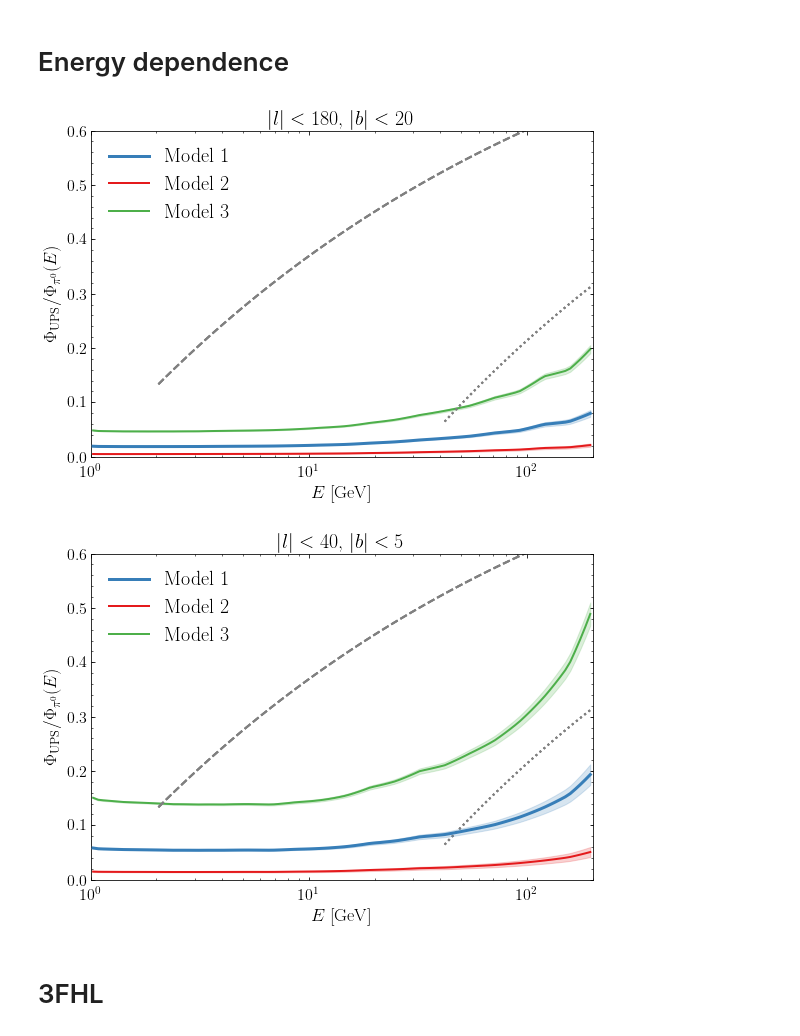
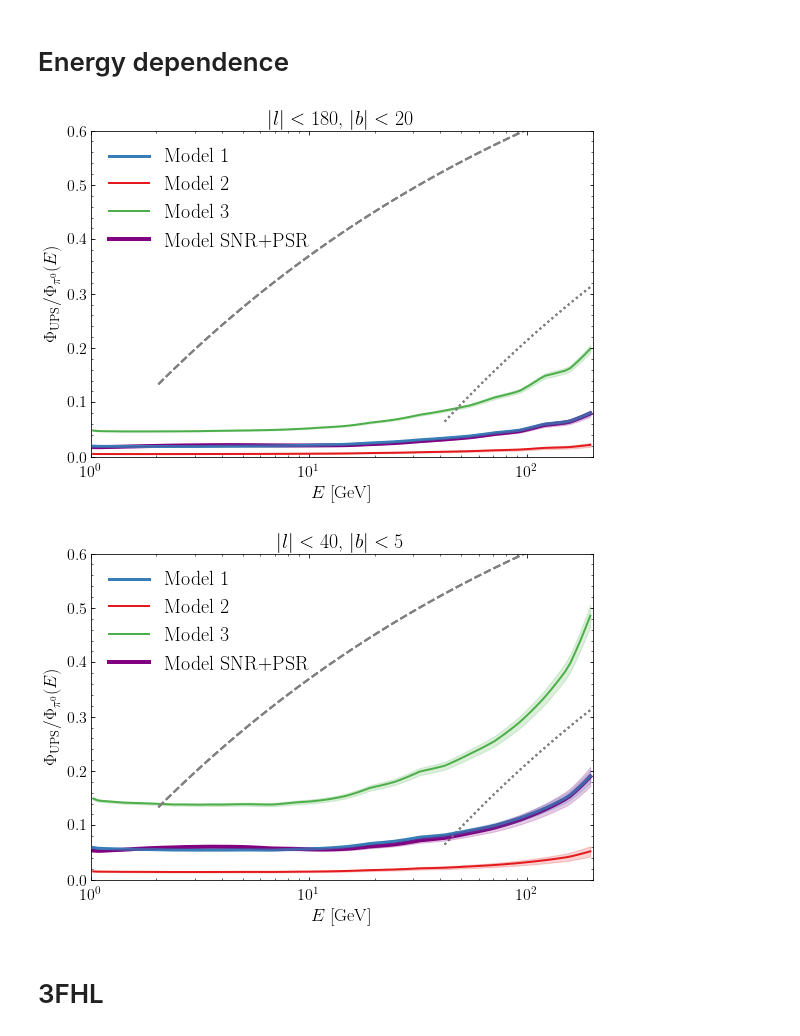
Before and after one commit to martp91/y-rays-UPS, a Jupyter notebook: sim_UPS.ipynb, the cells around one changed output. Saved outputs shown, nothing was run; the diff lists cells and outputs as text; code cells hidden in the pictures.

```diff
--- a/sim_UPS.ipynb
+++ b/sim_UPS.ipynb
@@ -137,10 +137,10 @@ Namely: fraction of flux from unresolved sources, latitude,longitude profiles an
 # %%
 R_rings = np.array([(0,1.7),(1.7,4.5),(4.5,5.5),(5.5,6.5),(6.5,7.),(7.,8.),(8.0,10.0),(10.0,16.5),(16.5,50)])
 # %%
-def fraction(N,a,Lmin,Lmax,thres,Eb,spec,spec_diff_lb,bins):
+def fraction(N,a,Lmin,Lmax,thres,Eb,spec,spec_diff_lb,bins,spatialmodel='LorimerC'):
     Emean = (Eb[1:]+Eb[0:-1])/2.
     dE = (Eb[1:]-Eb[0:-1])
-    spec_sim,flux_sim,lb_sim,R_sim = simulation.source_sim(N,a,Lmin,Lmax,spec,Emean,dE,thres)
+    spec_sim,flux_sim,lb_sim,R_sim = simulation.source_sim(N,a,Lmin,Lmax,spec,Emean,dE,thres,spatialmodel=spatialmodel)
     l_sim = lb_sim[0,:]
     b_sim = lb_sim[1,:]
     fluxmask = flux_sim < thres
@@ -212,7 +212,9 @@ def ave_sim(n,options):
     spec_list = []
     spec_R_list = []
     N,a,Lmin,Lmax,thres = options[:5]
-    print "Doing %s Galaxy simulations with %s sources with a=%s, Lmin=%s, Lmax=%s, thres=%s"%(n,N,a,Lmin,Lmax,thres)
+    spat_mod = options[:-1]
+    print "Doing %s Galaxy simulations with %s sources with a=%s, Lmin=%s, Lmax=%s, thres=%s"%(n,
+                                                                                               N,a,Lmin,Lmax,thres)
     for i in range(n):
         mp,frac_lb,spec,hists,specR = fraction(*options)
         unres_l = np.sum(mp[maskb][:,:],axis=0)
@@ -296,7 +298,7 @@ def plot_lb_profile(ops,save=False,fhl=False):
         ax2.set_xlim([-180,180])
         ax.legend(frameon=False,fontsize=16,loc=1,ncol=3)
         ax2.legend(frameon=False,fontsize=16,loc=1,ncol=4)
-        ax2.set_ylim([1e-10,1e-5])
+        ax2.set_ylim([1e-10,1e-7])
         locmaj = matplotlib.ticker.LogLocator(base=10.0, numticks=6)
         ax2.yaxis.set_major_locator(locmaj)
         locmin = matplotlib.ticker.LogLocator(base=10.0,subs=(0.2,0.4,0.6,0.8),numticks=6)
@@ -358,0 +363,5 @@ def plot_lb_profile(ops,save=False,fhl=False):
+# %%
+op_psr,mp_psr,spec_psr,specR_psr = ave_sim(10,[19000,1.8,2e34,2e39,1e-9,
+                                               E3fgl,spec_3fgl_psr,spec_diff_lb_3fgl,bins_3fgl,'LorimerC'])
+op_snr,mp_snr,spec_snr,specR_snr = ave_sim(10,[10000,1.8,2e34,1e39,1e-9,
+                                               E3fgl,spec_3fgl_snr,spec_diff_lb_3fgl,bins_3fgl,'SNRGreen'])
@@ -450,39 +506,51 @@ for op in [op1,op2,op3]:
     ax1.plot(Emean[Emean>40],1-(Emean[Emean>40]/30.)**-0.2,ls=':',color='grey',lw=2)
 
     ax2.plot(Emean[Emean>2],1-(Emean[Emean>2]/1.)**-0.2,ls='--',color='grey',lw=2)
     ax2.plot(Emean[Emean>40],1-(Emean[Emean>40]/30.)**-0.2,ls=':',color='grey',lw=2)
 
-    ax1.legend(frameon=False,fontsize=20,loc=2,ncol=1)
-    ax2.legend(frameon=False,fontsize=20,loc=2,ncol=1)
+
 
     mod +=1
     for ax in [ax1,ax2]:
         ax.set_xscale('log')
 #         ax.set_yscale('log')
         ax.set_ylim([0,0.6])
         ax.set_xlim([1,200])
         ax.tick_params(direction='in',which='both',top='on',right='on',labelsize=16)
 
         majorLocator = matplotlib.ticker.FixedLocator([0.0,0.1,0.2,0.3,0.4,0.5,0.6])
 
         ax.yaxis.set_major_locator(majorLocator)
         locmin = matplotlib.ticker.MultipleLocator(0.02)
         ax.yaxis.set_minor_locator(locmin)
         ax.tick_params(axis='x',pad=10)
 
 
         ax.set_ylabel(r"$\Phi_{\rm UPS}/\Phi_{\pi^0}(E)$",fontsize=18)
         ax.set_xlabel(r"$E$ [GeV]",fontsize=18)
 
+ps_min = op_psr[1][1][0]+op_snr[1][1][0]
+ps_max = op_psr[1][2][0]+op_snr[1][2][0]
+ax1.plot(Emean,op_psr[1][0][0]+op_snr[1][0][0],label=r'Model SNR+PSR',lw=4,zorder=zorder,color='purple')
+ax1.fill_between(Emean,ps_min,ps_max,alpha=0.2,color='purple',zorder=99)
+
+ps_min = op_psr[1][1][1]+op_snr[1][1][1]
+ps_max = op_psr[1][2][1]+op_snr[1][2][1]
+
+ax2.plot(Emean,op_psr[1][0][1]+op_snr[1][0][1],label=r'Model SNR+PSR',lw=4,zorder=zorder,color='purple')
+ax2.fill_between(Emean,ps_min,ps_max,alpha=0.2,color='purple',zorder=99)
+
+ax1.legend(frameon=False,fontsize=20,loc=2,ncol=1)
+ax2.legend(frameon=False,fontsize=20,loc=2,ncol=1)
 
 #         ax.yaxis.set_minor_locator(locmin)
 #         ax.yaxis.set_minor_formatter(matplotlib.ticker.NullFormatter())
 
-# f.savefig('UPS_E_plot_all.pdf',bbox_inches='tight')
-# f2.savefig('UPS_E_plot_inner.pdf',bbox_inches='tight')
+f.savefig('UPS_E_plot_all_SNR_PSR_green.pdf',bbox_inches='tight')
+f2.savefig('UPS_E_plot_inner_SNR_PSR_green.pdf',bbox_inches='tight')
 # %% [output]
-[figure, old version]
+[figure, new version]
-[figure, old version]
+[figure, new version]
 # %% [markdown]
 # 3FHL
 # %%
```
Also changed, not shown: parts of 3 cells of this notebook.
